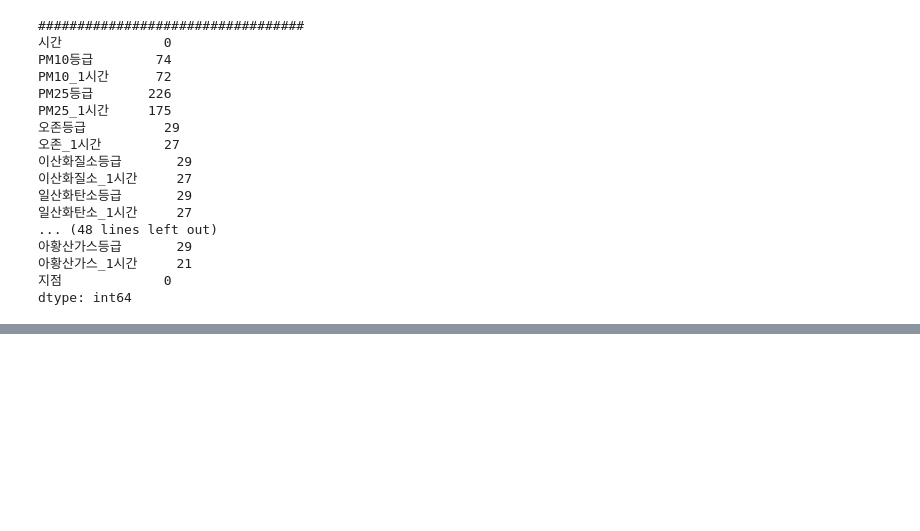
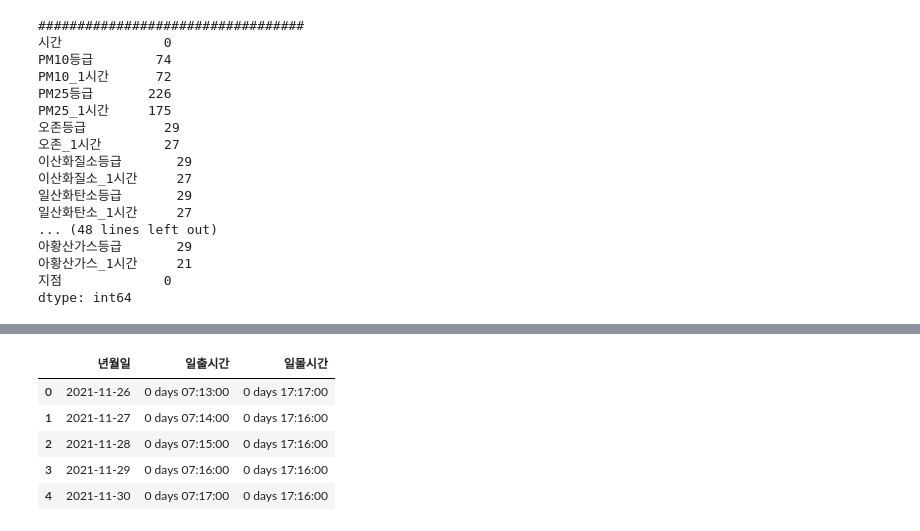
Before and after one commit to yxbxn/smart_farm, a Jupyter notebook: 추가변수 수집.ipynb, the cells around one changed output, grey strips where cells are left out. Saved outputs shown, nothing was run; the diff lists cells and outputs as text; code cells hidden in the pictures; blank space fills up the shorter version.

```diff
--- a/추가변수 수집.ipynb
+++ b/추가변수 수집.ipynb
@@ -434,0 +512,9 @@ dtype: int64
+# %%
+sunrise.head()
+# %% [output]
+|  | 년월일 | 일출시간 | 일몰시간 |
+| 0 | 2021-11-26 | 0 days 07:13:00 | 0 days 17:17:00 |
+| 1 | 2021-11-27 | 0 days 07:14:00 | 0 days 17:16:00 |
+| 2 | 2021-11-28 | 0 days 07:15:00 | 0 days 17:16:00 |
+| 3 | 2021-11-29 | 0 days 07:16:00 | 0 days 17:16:00 |
+| 4 | 2021-11-30 | 0 days 07:17:00 | 0 days 17:16:00 |
```
Also changed, not shown: parts of 12 cells of this notebook.
